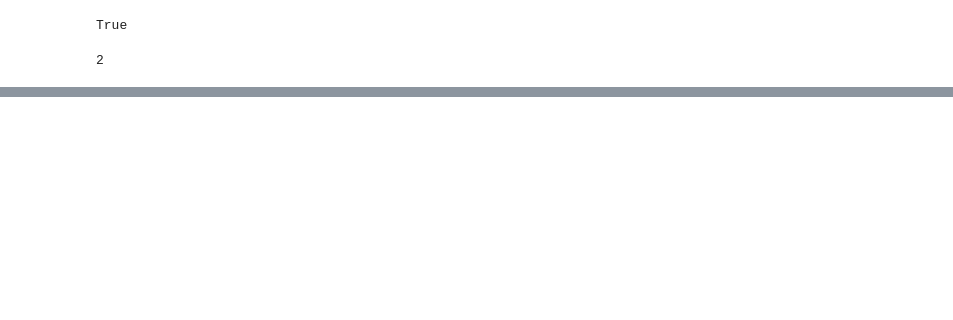
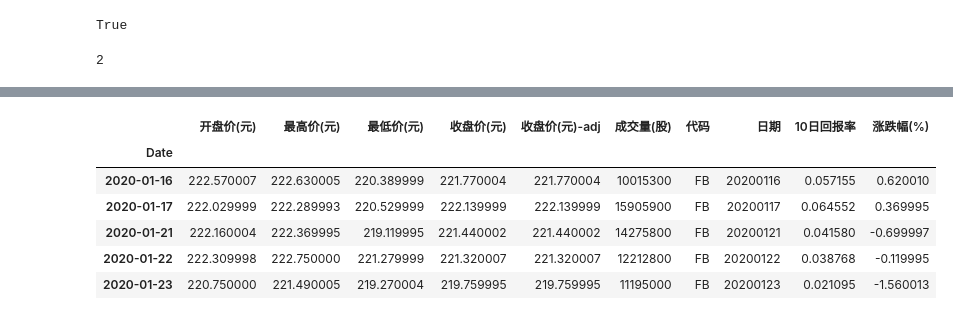
Before and after one commit to Nyarukotep/Kancolle-Server-Emulation, a Jupyter notebook: test.ipynb, the cells around one changed output, grey strips where cells are left out. Cells and saved outputs as stored; diff of their text form; code cells hidden in the pictures; blank space fills up the shorter version.

```diff
--- a/test.ipynb
+++ b/test.ipynb
@@ -218,0 +248,10 @@ aa()
+# %%
+data.head()
+# %% [output]
+|  | 开盘价(元) | 最高价(元) | 最低价(元) | 收盘价(元) | 收盘价(元)-adj | 成交量(股) | 代码 | 日期 | 10日回报率 | 涨跌幅(%) |
+| Date |  |  |  |  |  |  |  |  |  |  |
+| 2020-01-16 | 222.570007 | 222.630005 | 220.389999 | 221.770004 | 221.770004 | 10015300 | FB | 20200116 | 0.057155 | 0.620010 |
+| 2020-01-17 | 222.029999 | 222.289993 | 220.529999 | 222.139999 | 222.139999 | 15905900 | FB | 20200117 | 0.064552 | 0.369995 |
+| 2020-01-21 | 222.160004 | 222.369995 | 219.119995 | 221.440002 | 221.440002 | 14275800 | FB | 20200121 | 0.041580 | -0.699997 |
+| 2020-01-22 | 222.309998 | 222.750000 | 221.279999 | 221.320007 | 221.320007 | 12212800 | FB | 20200122 | 0.038768 | -0.119995 |
+| 2020-01-23 | 220.750000 | 221.490005 | 219.270004 | 219.759995 | 219.759995 | 11195000 | FB | 20200123 | 0.021095 | -1.560013 |
```
Also changed, not shown: parts of 14 cells of this notebook, 4 other files.
